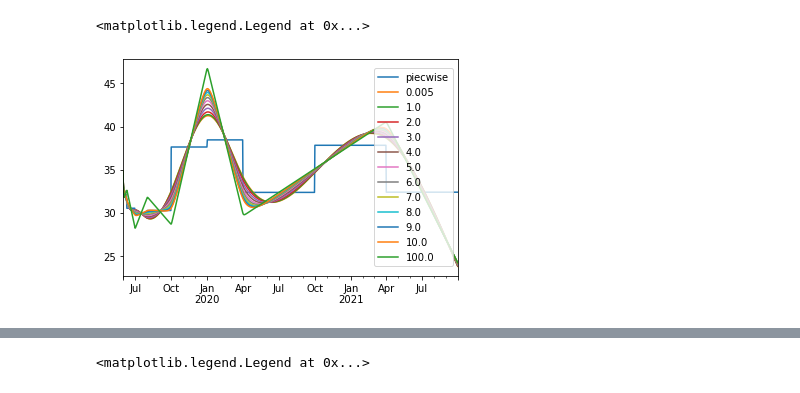
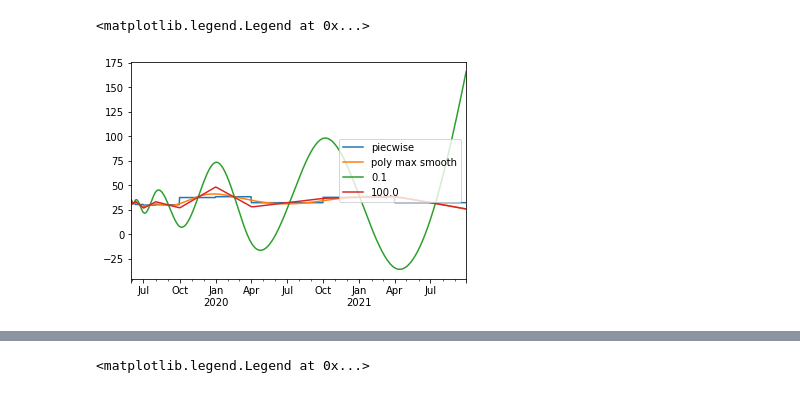
Before and after one commit to tpberntsen/curves, a Jupyter notebook: samples/python/scratchpads/hyperbolic_tension_spline_scratchpad.ipynb, the cells around one changed output, grey strips where cells are left out. Drawn from its saved outputs; the diff is of its cells as text; code cells hidden in the pictures.

Commit message:
First working cut of hyperbolic tension spline. Tests passing, but needs further inspection as results look a bit dubious on manual inspection.

```diff
--- a/samples/python/scratchpads/hyperbolic_tension_spline_scratchpad.ipynb
+++ b/samples/python/scratchpads/hyperbolic_tension_spline_scratchpad.ipynb
@@ -1,38 +1,36 @@
 # %%
-from curves import hyperbolic_tension_spline, bootstrap_contracts
+from curves import hyperbolic_tension_spline, bootstrap_contracts, max_smooth_interp
 from curves import contract_period as cp
 from datetime import date
 import pandas as pd
 
 contracts = [
     (date(2019, 5, 31), 34.875),
     (date(2019, 6, 1), date(2019, 6, 2), 32.87),
     ((date(2019, 6, 3), date(2019, 6, 9)), 32.14),
     (pd.Period(year=2019, month=6, freq='M'), 31.08),
     (cp.month(2019, 7), 29.95),
     (cp.q_3(2019), 30.18),
     (cp.q_4(2019), 37.64),
     (cp.winter(2019), 38.05),
     (cp.summer(2020), 32.39),
     (cp.winter(2020), 37.84),
     (cp.gas_year(2020), 35.12)
 ]
 
-tension=3.5
-
-def discount_factor(p):
-    return 1.0
-
 pc_for_spline, bc_for_spline, _ = bootstrap_contracts(contracts, freq='D')
-tensions = [0.005, 1.0, 2.0, 3.0, 4.0, 5.0, 6.0, 7.0, 8.0, 9.0, 10.0, 100.0]
+tensions = [0.1, 100.0]
 
 pc_for_spline.plot(legend=True)
+max_smooth_curve, _ = max_smooth_interp(bc_for_spline, freq='D')
+max_smooth_curve.plot(legend=True)
+
 for tension in tensions:
     smooth_curve, _ = hyperbolic_tension_spline(bc_for_spline, freq='D', tension=tension,
-                                                        discount_factor=discount_factor)
+                                                        maximum_smoothness=True)
     ax = smooth_curve.plot(legend=True)
 
-ax.legend(['piecwise'] + tensions, loc='center right')
+ax.legend(['piecwise', 'poly max smooth'] + tensions, loc='center right')
 # %% [output]
 <matplotlib.legend.Legend at 0x...>
-[figure, old version]
+[figure, new version]
```
Also changed, not shown: parts of 3 cells of this notebook, 2 other files.
